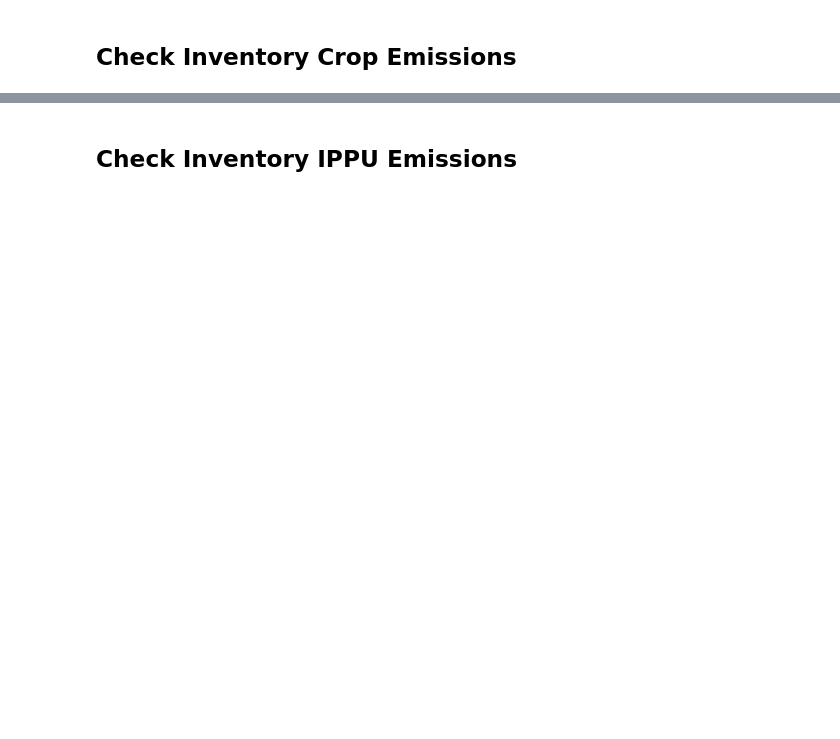
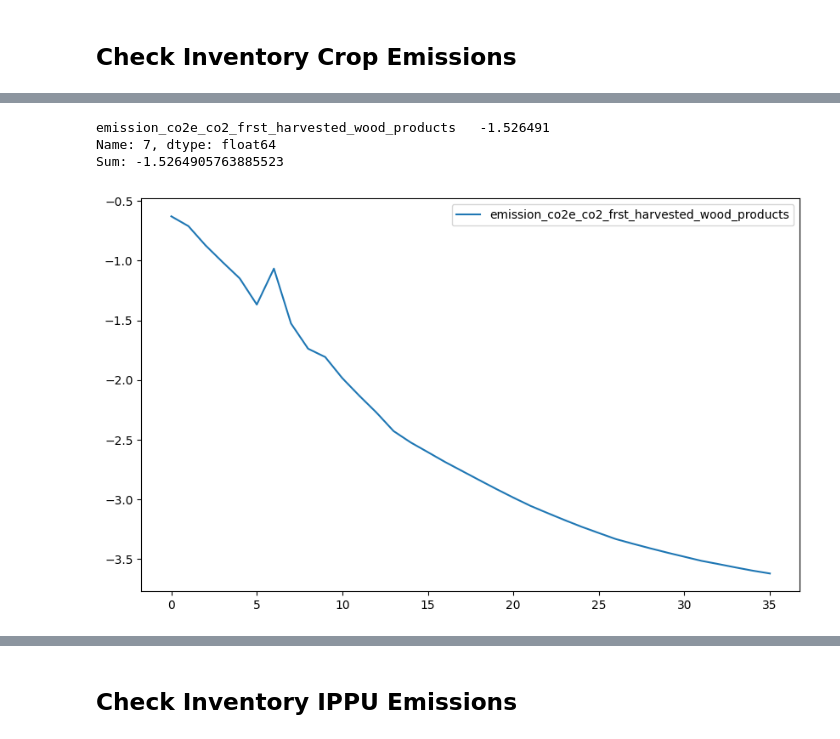
Before and after one commit to sisepuede-framework/ssp_bulgaria, a Jupyter notebook: ssp_modeling/notebooks/bulgaria_manager_wb_wem_wam.ipynb, the cells around one changed output, grey strips where cells are left out. Cells and saved outputs as stored; diff of their text form; code cells hidden in the pictures; blank space fills up the shorter version.

```diff
--- a/ssp_modeling/notebooks/bulgaria_manager_wb_wem_wam.ipynb
+++ b/ssp_modeling/notebooks/bulgaria_manager_wb_wem_wam.ipynb
@@ -1479,0 +1687,7 @@ Name: 7, dtype: float64
+# %%
+get_inventory_fields_insight(inventory_df, "LULUCF - HWP - CO2", df_out, primary_id=0, row_idx=7)
+# %% [output]
+emission_co2e_co2_frst_harvested_wood_products   -1.526491
+Name: 7, dtype: float64
+Sum: -1.5264905763885523
+[figure, added]
```
Also changed, not shown: parts of 51 cells of this notebook.
